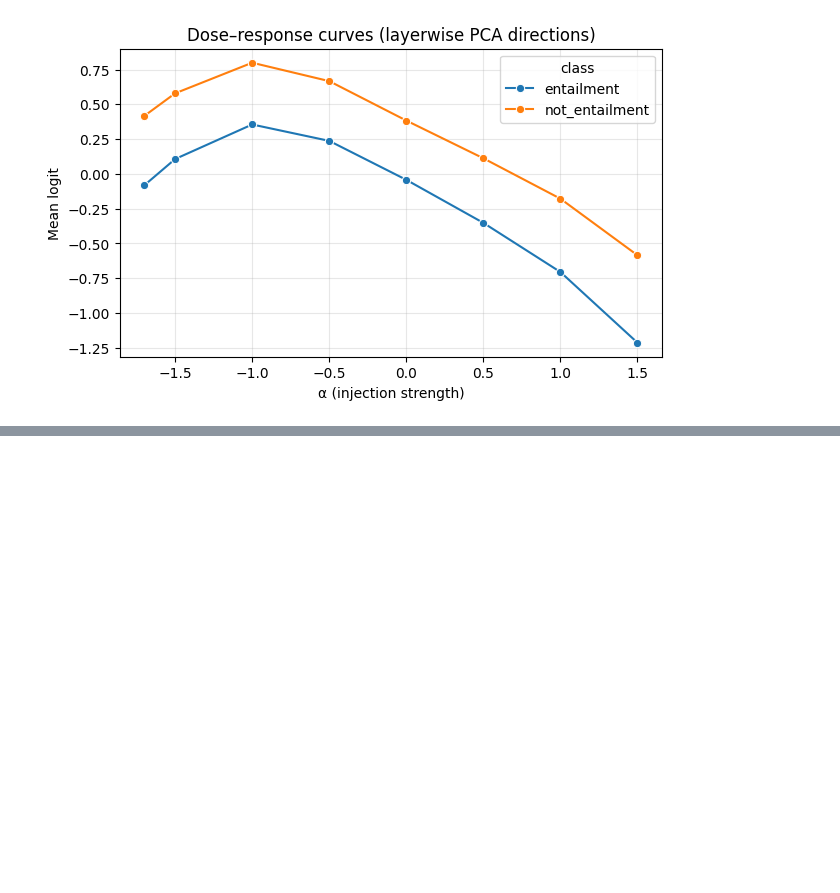
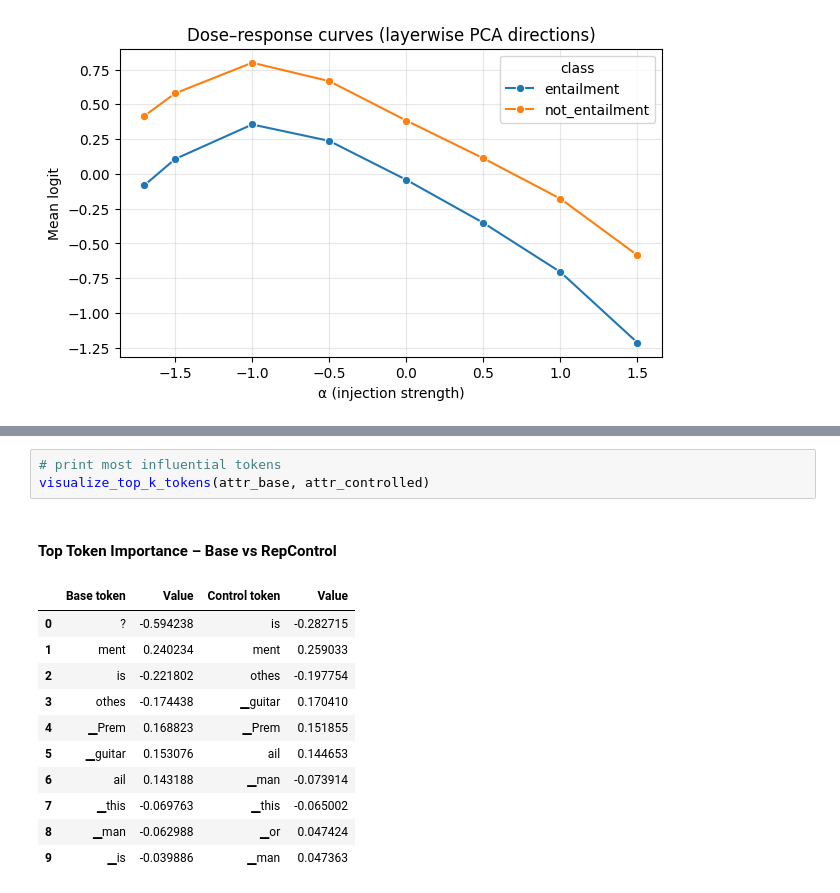
Before and after one commit to arianna011/shortcut-llm-icl, a Jupyter notebook: Analysis_of_RepE_projections.ipynb, the cells around one changed output, grey strips where cells are left out. Cells and saved outputs as stored; diff of their text form; blank space fills up the shorter version.

```diff
--- a/Analysis_of_RepE_projections.ipynb
+++ b/Analysis_of_RepE_projections.ipynb
@@ -961,0 +1116,16 @@ not_entailment   Spearman ρ=-0.79  p=0.0208
+# %%
+# print most influential tokens
+visualize_top_k_tokens(attr_base, attr_controlled)
+# %% [output]
+Top Token Importance – Base vs RepControl
+|  | Base token | Value | Control token | Value |
+| 0 | ? | -0.594238 | is | -0.282715 |
+| 1 | ment | 0.240234 | ment | 0.259033 |
+| 2 | is | -0.221802 | othes | -0.197754 |
+| 3 | othes | -0.174438 | ▁guitar | 0.170410 |
+| 4 | ▁Prem | 0.168823 | ▁Prem | 0.151855 |
+| 5 | ▁guitar | 0.153076 | ail | 0.144653 |
+| 6 | ail | 0.143188 | ▁man | -0.073914 |
+| 7 | ▁this | -0.069763 | ▁this | -0.065002 |
+| 8 | ▁man | -0.062988 | ▁or | 0.047424 |
+| 9 | ▁is | -0.039886 | ▁man | 0.047363 |
```
Also changed, not shown: parts of 18 cells of this notebook.
